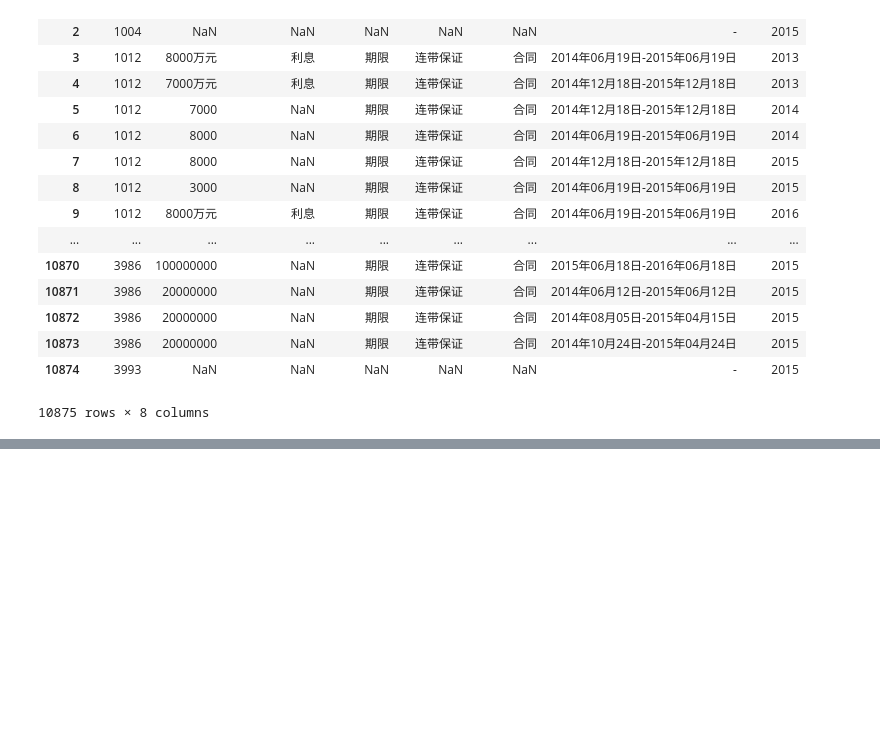
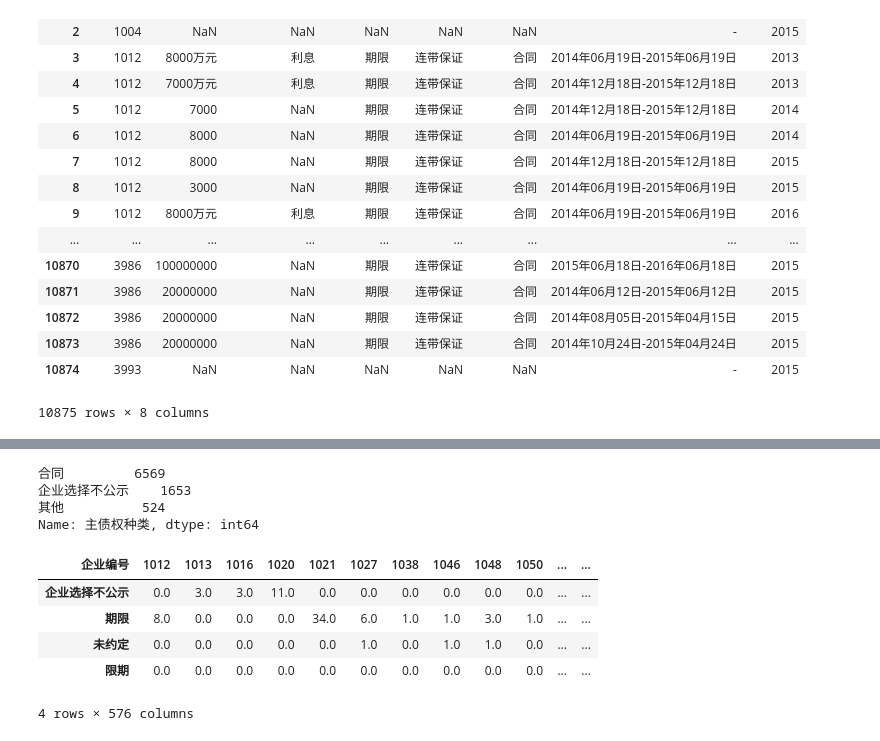
Before and after one commit to CourierKyn/isi-world-cup, a Jupyter notebook: 年报-的对外提供保证担保信息.ipynb, the cells around one changed output, grey strips where cells are left out. Drawn from its saved outputs; the diff is of its cells as text; code cells hidden in the pictures; blank space fills up the shorter version.

```diff
--- a/年报-的对外提供保证担保信息.ipynb
+++ b/年报-的对外提供保证担保信息.ipynb
@@ -39,0 +53,19 @@ AttributeError: 'float' object has no attribute 'dtypes'
+# %%
+data['主债权种类'].value_counts()
+# %% [output]
+合同         6569
+企业选择不公示    1653
+其他          524
+Name: 主债权种类, dtype: int64
+# %%
+df1=data.set_index("保证的期间").loc[["期限","企业选择不公示","限期","未约定"],:].reset_index().set_index("企业编号")
+dummy_1=pd.get_dummies(df1["保证的期间"])
+dummy_1=dummy_1.groupby("企业编号").sum().T
+dummy_1
+# %% [output]
+| 企业编号 | 1012 | 1013 | 1016 | 1020 | 1021 | 1027 | 1038 | 1046 | 1048 | 1050 | ... | ... |
+| 企业选择不公示 | 0.0 | 3.0 | 3.0 | 11.0 | 0.0 | 0.0 | 0.0 | 0.0 | 0.0 | 0.0 | ... | ... |
+| 期限 | 8.0 | 0.0 | 0.0 | 0.0 | 34.0 | 6.0 | 1.0 | 1.0 | 3.0 | 1.0 | ... | ... |
+| 未约定 | 0.0 | 0.0 | 0.0 | 0.0 | 0.0 | 1.0 | 0.0 | 1.0 | 1.0 | 0.0 | ... | ... |
+| 限期 | 0.0 | 0.0 | 0.0 | 0.0 | 0.0 | 0.0 | 0.0 | 0.0 | 0.0 | 0.0 | ... | ... |
+4 rows × 576 columns
```
Also changed, not shown: parts of 6 cells of this notebook, 3 other files.
